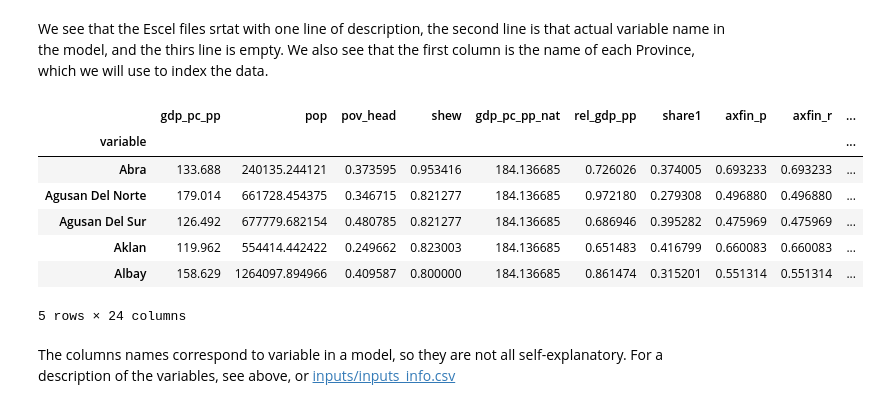
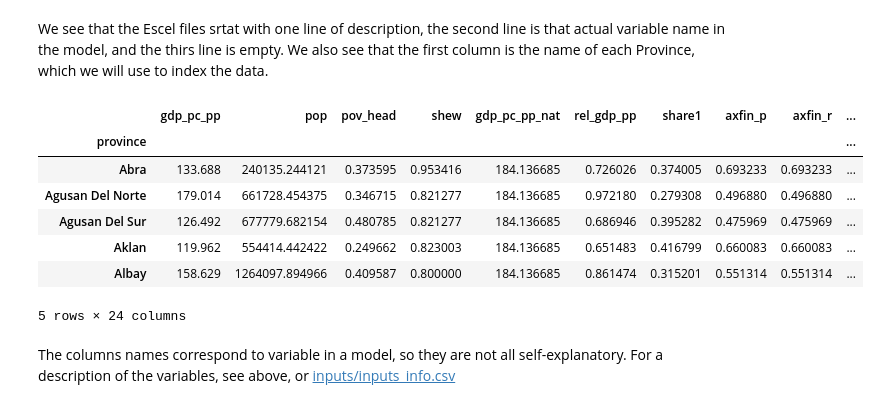
Before and after one commit to adrivsh/resilience_indicator_phl, a Jupyter notebook: socio_economic_capacity_demo.ipynb, the cells around one changed output. Drawn from its saved outputs; the diff is of its cells as text; code cells hidden in the pictures.

```diff
--- a/socio_economic_capacity_demo.ipynb
+++ b/socio_economic_capacity_demo.ipynb
@@ -30,15 +37,15 @@ We see that the Escel files srtat with one line of description, the second line
 # %%
 #Load the excel data file into a dataframe (table)
 df=pd.read_excel("all_data_compiled.xlsx",
                  index_col=0, #tells Pandas to use the first column (Provinces) as the index of the table
                  skiprows=[0, 2] #The first (0) row is a description of the variables and the 3rd (2) row is empty. We skip them
                 )
-
+df.index.name="province"
 #Displays the first rows of that dataframe
 df.head()
 # %% [output]
 |  | gdp_pc_pp | pop | pov_head | shew | gdp_pc_pp_nat | rel_gdp_pp | share1 | axfin_p | axfin_r | ... |
-| variable |  |  |  |  |  |  |  |  |  | ... |
+| province |  |  |  |  |  |  |  |  |  | ... |
 | Abra | 133.688 | 240135.244121 | 0.373595 | 0.953416 | 184.136685 | 0.726026 | 0.374005 | 0.693233 | 0.693233 | ... |
 | Agusan Del Norte | 179.014 | 661728.454375 | 0.346715 | 0.821277 | 184.136685 | 0.972180 | 0.279308 | 0.496880 | 0.496880 | ... |
 | Agusan Del Sur | 126.492 | 677779.682154 | 0.480785 | 0.821277 | 184.136685 | 0.686946 | 0.395282 | 0.475969 | 0.475969 | ... |
```
Also changed, not shown: parts of 6 cells of this notebook, 6 other files.
